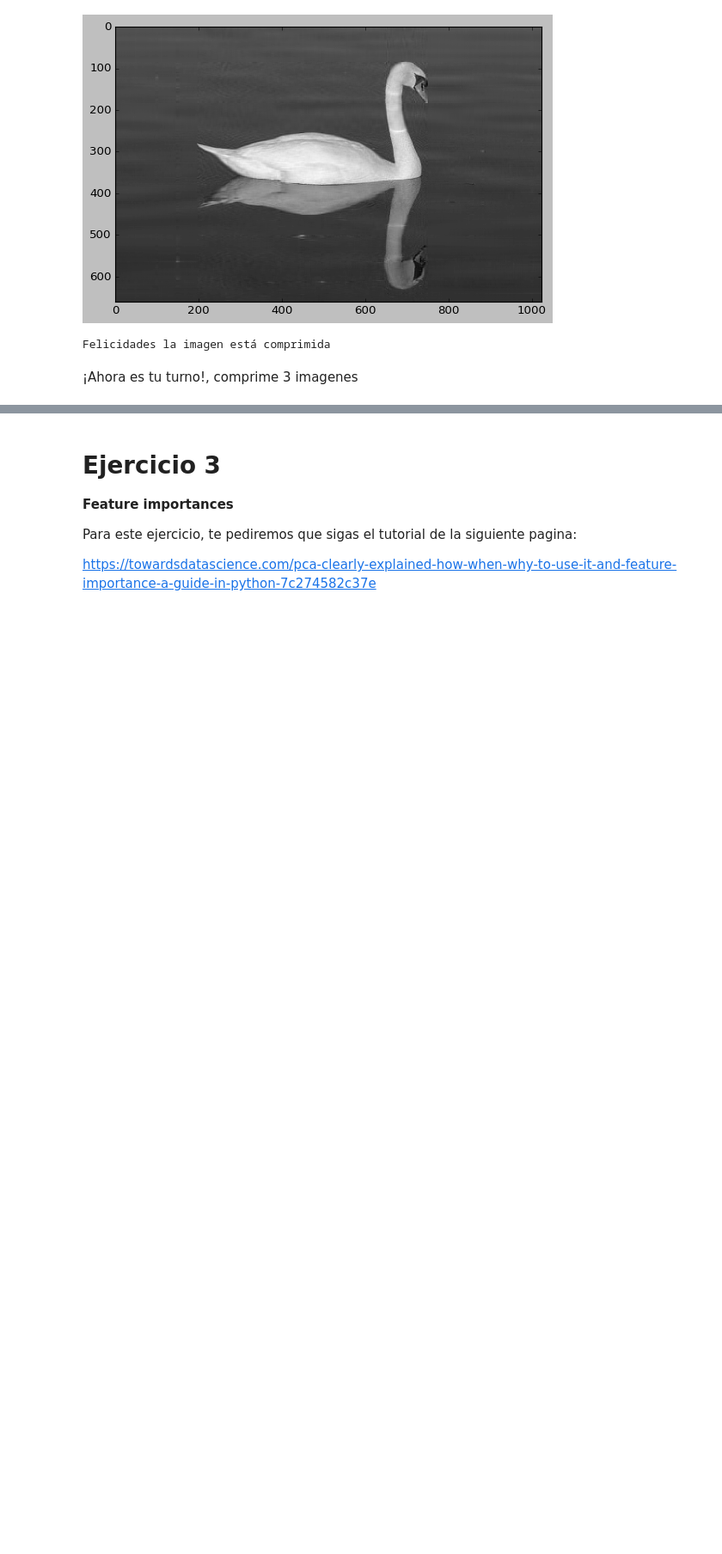
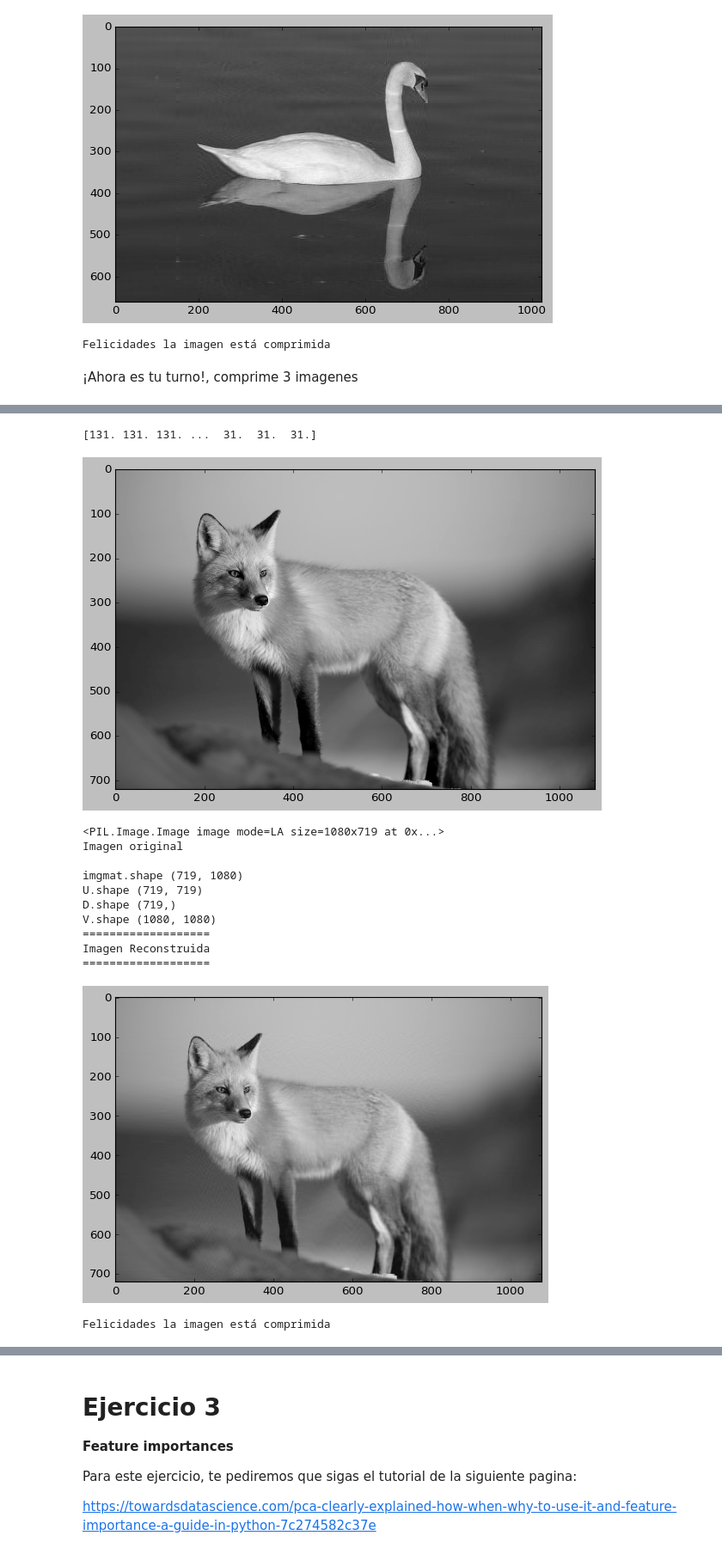
Before and after one commit to PosgradoMNA/actividades-de-aprendizaje-LuisHermenegildo1, a Jupyter notebook: Reduccion_dimensiones.ipynb, the cells around one changed output, grey strips where cells are left out. Shown at 86% size. Drawn from its saved outputs; the diff is of its cells as text; code cells hidden in the pictures; blank space fills up the shorter version.

```diff
--- a/Reduccion_dimensiones.ipynb
+++ b/Reduccion_dimensiones.ipynb
@@ -324,0 +389,31 @@ Felicidades la imagen está comprimida
+# %%
+#imagen 2
+imgmat = loadImage('https://images.unsplash.com/photo-1474511320723-9a56873867b5?ixlib=rb-4.0.3&w=1080&fit=max&q=80&fm=jpg&crop=entropy&cs=tinysrgb')
+#Extraer valores U D V
+U,D,V = np.linalg.svd(imgmat)
+#Imprimir forma original de la imagen
+print("Imagen original\n")
+print(f"imgmat.shape {imgmat.shape}")
+print(f"U.shape {U.shape}")
+print(f"D.shape {D.shape}")
+print(f"V.shape {V.shape}")
+
+print("===================")
+print("Imagen Reconstruida")
+print("===================")
+reconstruirImg(70, U, D, V)
+# %% [output]
+[131. 131. 131. ...  31.  31.  31.]
+[figure, added]
+<PIL.Image.Image image mode=LA size=1080x719 at 0x...>
+Imagen original
+
+imgmat.shape (719, 1080)
+U.shape (719, 719)
+D.shape (719,)
+V.shape (1080, 1080)
+===================
+Imagen Reconstruida
+===================
+[figure, added]
+Felicidades la imagen está comprimida
```
Also changed, not shown: parts of 38 cells of this notebook.
